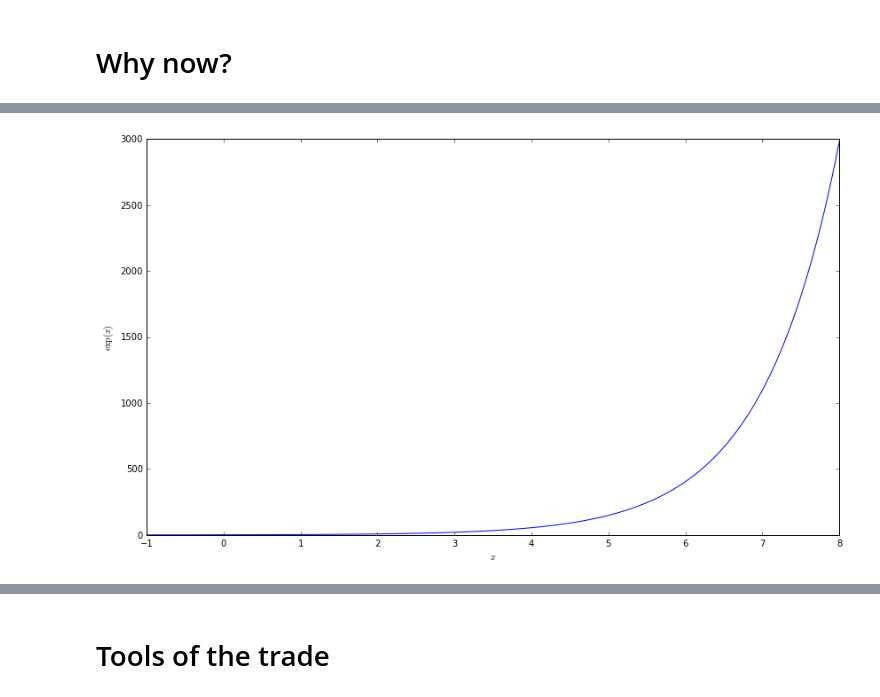
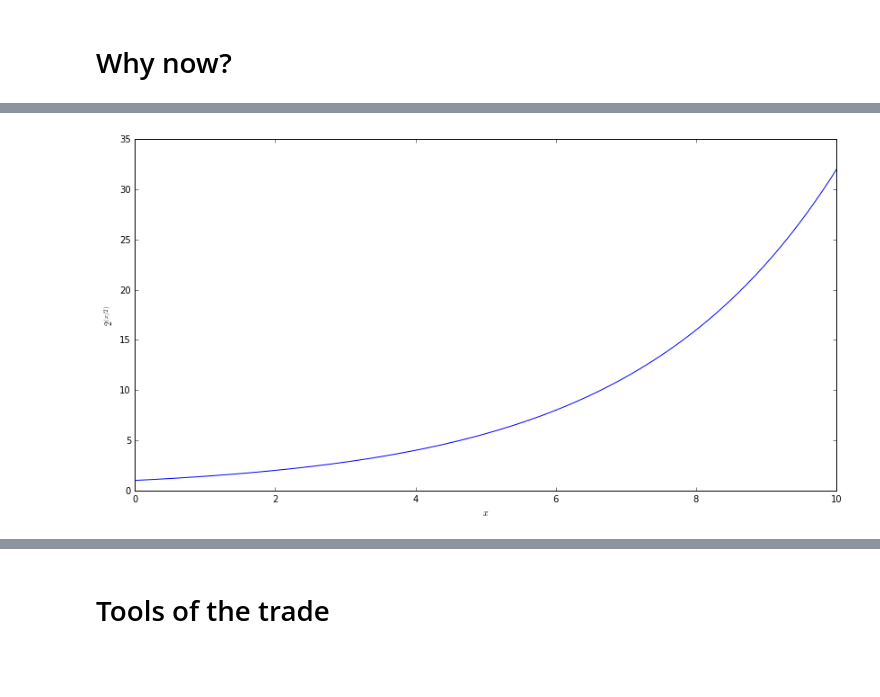
Before and after one commit to moormaan/StartupLessons, a Jupyter notebook: 000_Introduction/Slides.ipynb, the cells around one changed output, grey strips where cells are left out. Saved outputs shown, nothing was run; the diff lists cells and outputs as text; code cells hidden in the pictures; blank space fills up the shorter version.

```diff
--- a/000_Introduction/Slides.ipynb
+++ b/000_Introduction/Slides.ipynb
@@ -8,7 +8,7 @@ import matplotlib.pyplot as plt
 %matplotlib inline
 
 w_in = 14
-h_in = 8
+h_in = 7
 # %% [markdown]
 # The Greatest Show On Earth
 
@@ -35,8 +23,11 @@ y = np.exp(x)
 # %%
+x = np.linspace(0, 10, 100)
+y = np.exp2(x/2)
+
 plt.figure()
 plt.plot(x, y)
 plt.xlabel('$x$')
-plt.ylabel('$\exp(x)$')
+plt.ylabel('$2^{(x/2)}$')
 plt.gcf().set_size_inches(w_in, h_in, forward=True)
 # %% [output]
-[figure, old version]
+[figure, new version]
```
Also changed, not shown: parts of 19 cells of this notebook, 1 other file.
